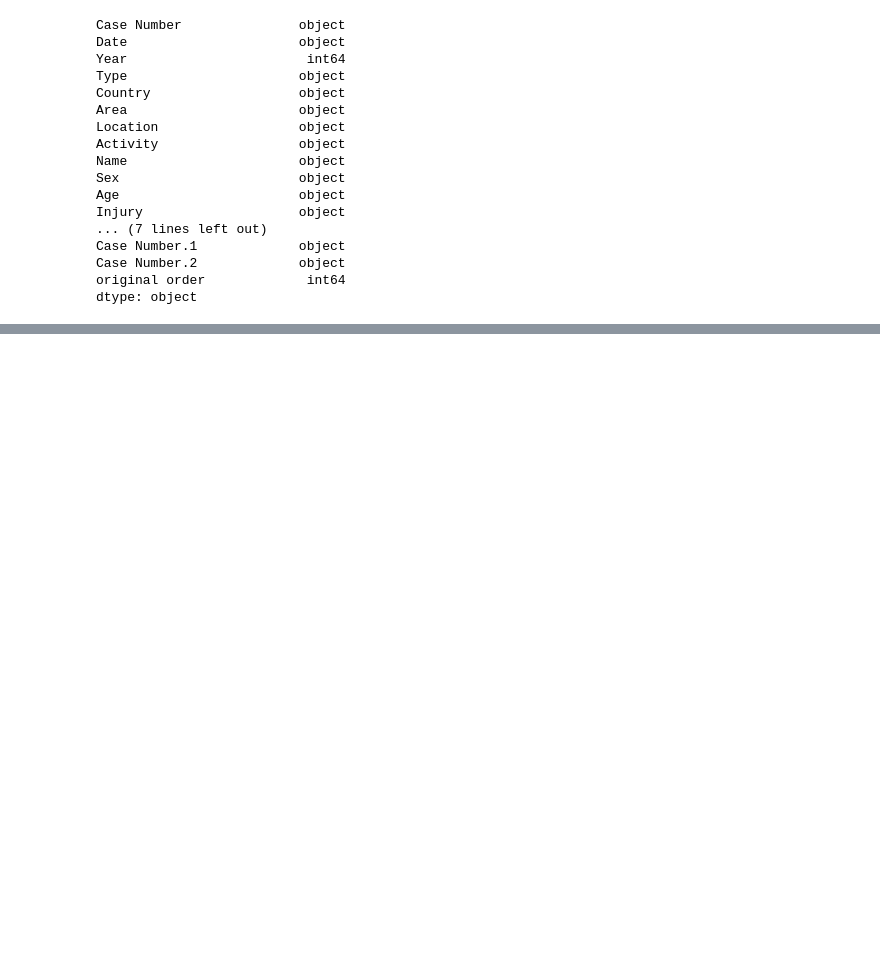
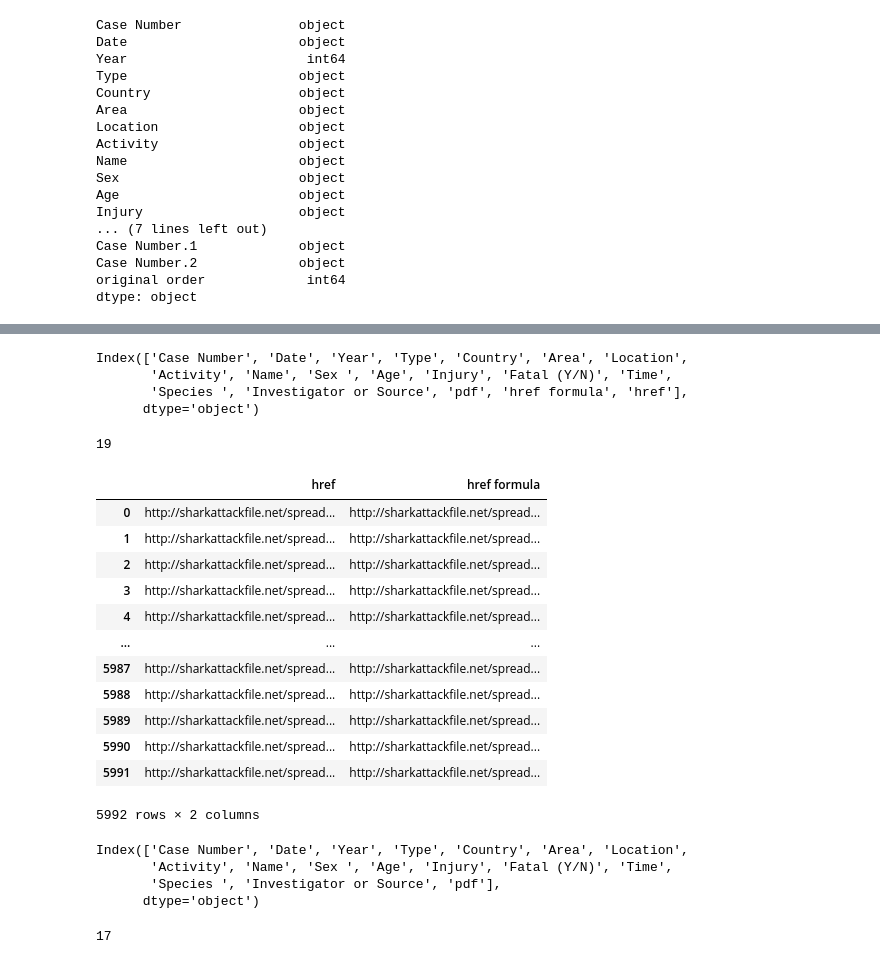
Before and after one commit to David-Fde/pandas-project, a Jupyter notebook: data-wrangling.ipynb, the cells around one changed output, grey strips where cells are left out. Saved outputs shown, nothing was run; the diff lists cells and outputs as text; code cells hidden in the pictures; blank space fills up the shorter version.

```diff
--- a/data-wrangling.ipynb
+++ b/data-wrangling.ipynb
@@ -70,0 +93,2 @@ display(set(data['Case Number']))
+# %%
+data = data.drop(['Case Number'],axis=1)
@@ -70,0 +124,25 @@ display(set(data['Case Number']))
+# %%
+display(data.columns)
+display(len(data.columns))
+# %% [output]
+Index(['Case Number', 'Date', 'Year', 'Type', 'Country', 'Area', 'Location',
+       'Activity', 'Name', 'Sex ', 'Age', 'Injury', 'Fatal (Y/N)', 'Time',
+       'Species ', 'Investigator or Source', 'pdf', 'href formula', 'href'],
+      dtype='object')
+19
+# %%
+display(data[['href','href formula']])
+# %% [output]
+|  | href | href formula |
+| 0 | http://sharkattackfile.net/spread... | http://sharkattackfile.net/spread... |
+| 1 | http://sharkattackfile.net/spread... | http://sharkattackfile.net/spread... |
+| 2 | http://sharkattackfile.net/spread... | http://sharkattackfile.net/spread... |
+| 3 | http://sharkattackfile.net/spread... | http://sharkattackfile.net/spread... |
+| 4 | http://sharkattackfile.net/spread... | http://sharkattackfile.net/spread... |
+| ... | ... | ... |
+| 5987 | http://sharkattackfile.net/spread... | http://sharkattackfile.net/spread... |
+| 5988 | http://sharkattackfile.net/spread... | http://sharkattackfile.net/spread... |
+| 5989 | http://sharkattackfile.net/spread... | http://sharkattackfile.net/spread... |
+| 5990 | http://sharkattackfile.net/spread... | http://sharkattackfile.net/spread... |
+| 5991 | http://sharkattackfile.net/spread... | http://sharkattackfile.net/spread... |
+5992 rows × 2 columns
@@ -70,0 +152,9 @@ display(set(data['Case Number']))
+# %%
+display(data.columns)
+display(len(data.columns))
+# %% [output]
+Index(['Case Number', 'Date', 'Year', 'Type', 'Country', 'Area', 'Location',
+       'Activity', 'Name', 'Sex ', 'Age', 'Injury', 'Fatal (Y/N)', 'Time',
+       'Species ', 'Investigator or Source', 'pdf'],
+      dtype='object')
+17
```
Also changed, not shown: parts of 20 cells of this notebook.
